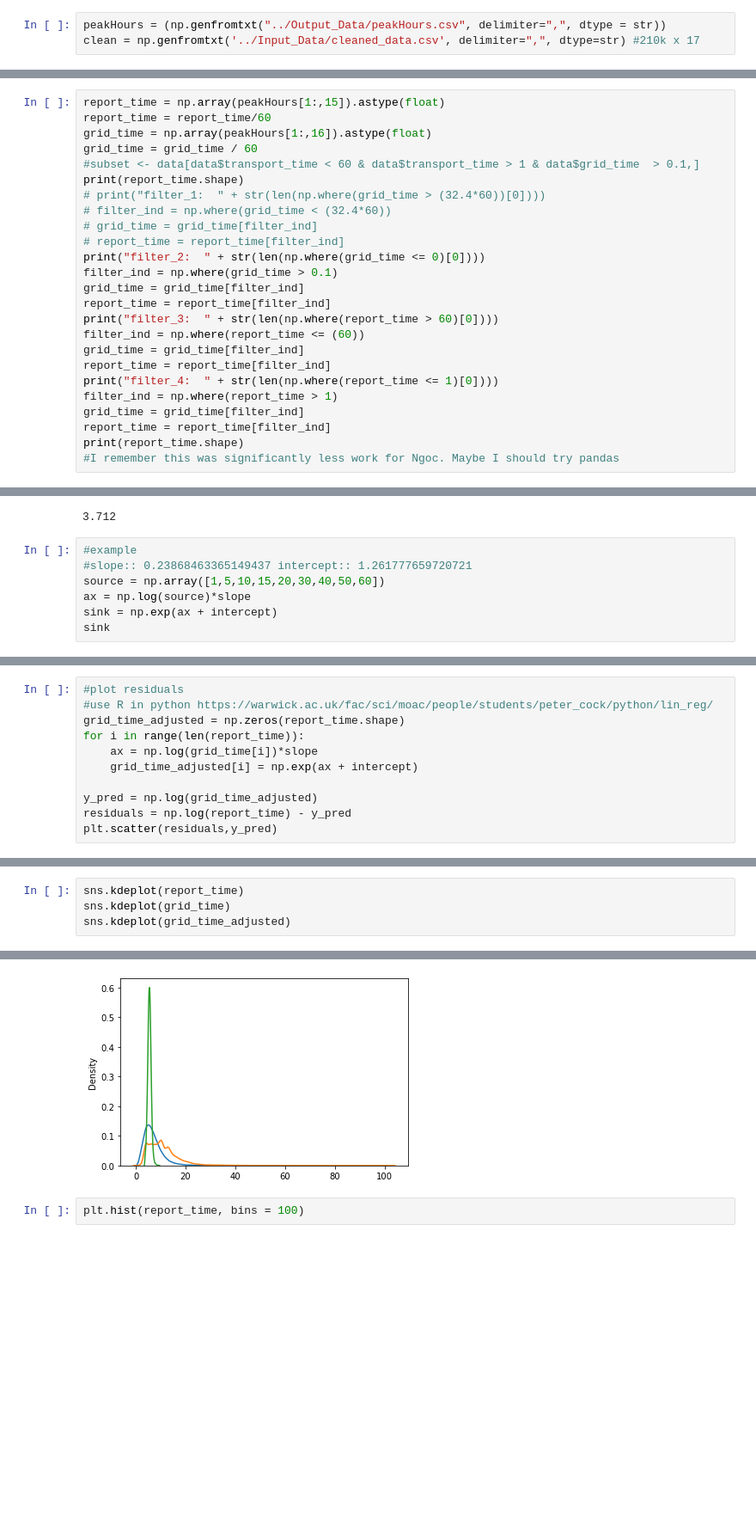
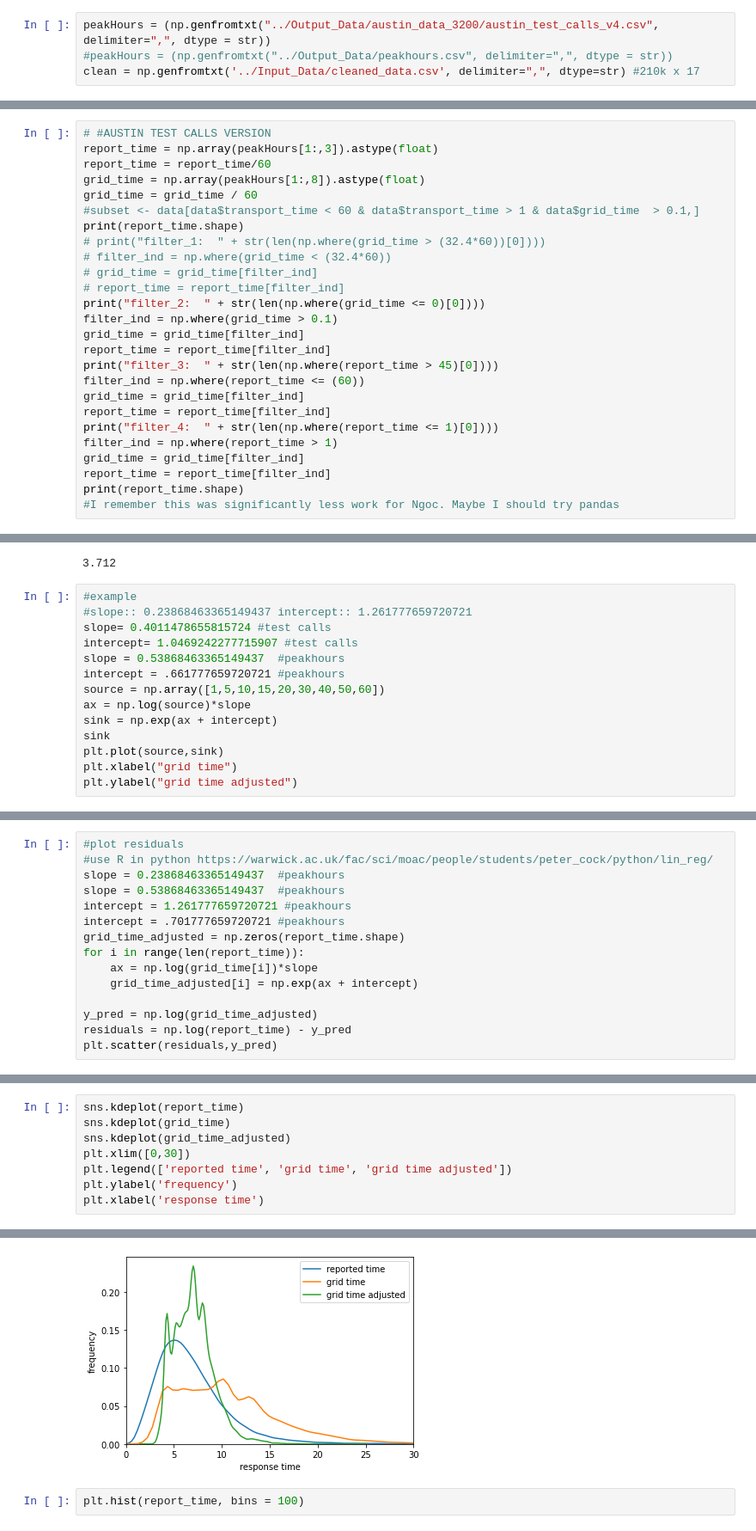
Before and after one commit to joshua-ong/AmbulanceDeployment, a Jupyter notebook: verification/regression.ipynb, the cells around one changed output, grey strips where cells are left out. Shown at 86% size. Saved outputs shown, nothing was run; the diff lists cells and outputs as text; blank space fills up the shorter version.

```diff
--- a/verification/regression.ipynb
+++ b/verification/regression.ipynb
@@ -37,7 +37,8 @@ import matplotlib.pyplot as plt
 import seaborn as sns
 import scipy.stats as stats
 # %%
-peakHours = (np.genfromtxt("../Output_Data/peakHours.csv", delimiter=",", dtype = str))
+peakHours = (np.genfromtxt("../Output_Data/austin_data_3200/austin_test_calls_v4.csv", delimiter=",", dtype = str))
+#peakHours = (np.genfromtxt("../Output_Data/peakhours.csv", delimiter=",", dtype = str))
 clean = np.genfromtxt('../Input_Data/cleaned_data.csv', delimiter=",", dtype=str) #210k x 17
 # %%
 """It looks like I filter out 70/190 radio names in my peak hour data"""
@@ -99,7 +159,8 @@ DescribeResult(nobs=60959, minmax=(-1.0, 6124.84), mean=595.3708689447005, varia
 # %%
-report_time = np.array(peakHours[1:,15]).astype(float)
+# #AUSTIN TEST CALLS VERSION
+report_time = np.array(peakHours[1:,3]).astype(float)
 report_time = report_time/60
-grid_time = np.array(peakHours[1:,16]).astype(float)
+grid_time = np.array(peakHours[1:,8]).astype(float)
 grid_time = grid_time / 60
 #subset <- data[data$transport_time < 60 & data$transport_time > 1 & data$grid_time  > 0.1,]
 print(report_time.shape)
@@ -111,7 +172,7 @@ print("filter_2:  " + str(len(np.where(grid_time <= 0)[0])))
 filter_ind = np.where(grid_time > 0.1)
 grid_time = grid_time[filter_ind]
 report_time = report_time[filter_ind]
-print("filter_3:  " + str(len(np.where(report_time > 60)[0])))
+print("filter_3:  " + str(len(np.where(report_time > 45)[0])))
 filter_ind = np.where(report_time <= (60))
 grid_time = grid_time[filter_ind]
 report_time = report_time[filter_ind]
@@ -191,8 +246,15 @@ grid_time[0]
 # %%
 #example
 #slope:: 0.23868463365149437 intercept:: 1.261777659720721
+slope= 0.4011478655815724 #test calls
+intercept= 1.0469242277715907 #test calls
+slope = 0.53868463365149437  #peakhours
+intercept = .661777659720721 #peakhours
 source = np.array([1,5,10,15,20,30,40,50,60])
 ax = np.log(source)*slope
 sink = np.exp(ax + intercept)
 sink
+plt.plot(source,sink)
+plt.xlabel("grid time")
+plt.ylabel("grid time adjusted")
 # %% [output]
@@ -204,6 +268,10 @@ array([3.53169406, 5.18580849, 6.11882044, 6.74059116, 7.21969653,
 # %%
 #plot residuals
 #use R in python https://warwick.ac.uk/fac/sci/moac/people/students/peter_cock/python/lin_reg/
+slope = 0.23868463365149437  #peakhours
+slope = 0.53868463365149437  #peakhours
+intercept = 1.261777659720721 #peakhours
+intercept = .701777659720721 #peakhours
 grid_time_adjusted = np.zeros(report_time.shape)
 for i in range(len(report_time)):
     ax = np.log(grid_time[i])*slope
@@ -219,4 +295,8 @@ plt.scatter(residuals,y_pred)
 sns.kdeplot(report_time)
 sns.kdeplot(grid_time)
 sns.kdeplot(grid_time_adjusted)
+plt.xlim([0,30])
+plt.legend(['reported time', 'grid time', 'grid time adjusted'])
+plt.ylabel('frequency')
+plt.xlabel('response time')
 # %% [output]
@@ -224,4 +304,4 @@ sns.kdeplot(grid_time_adjusted)
-[figure, old version]
+[figure, new version]
 # %%
 plt.hist(report_time, bins = 100)
 # %% [output]
```
Also changed, not shown: parts of 13 cells of this notebook, 4 other files.
